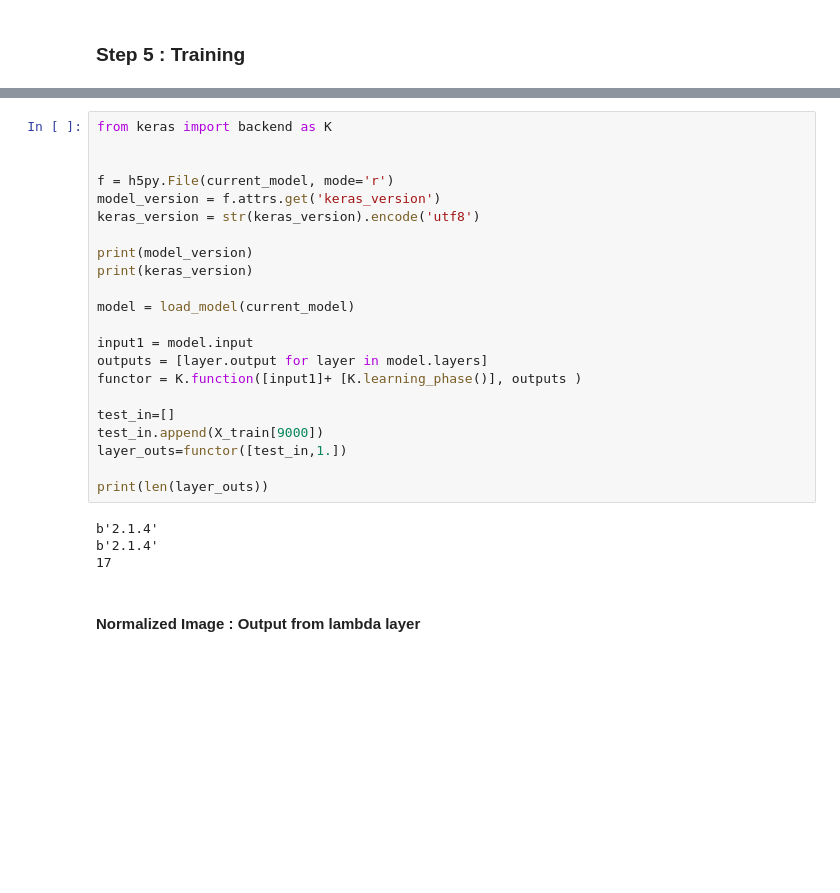
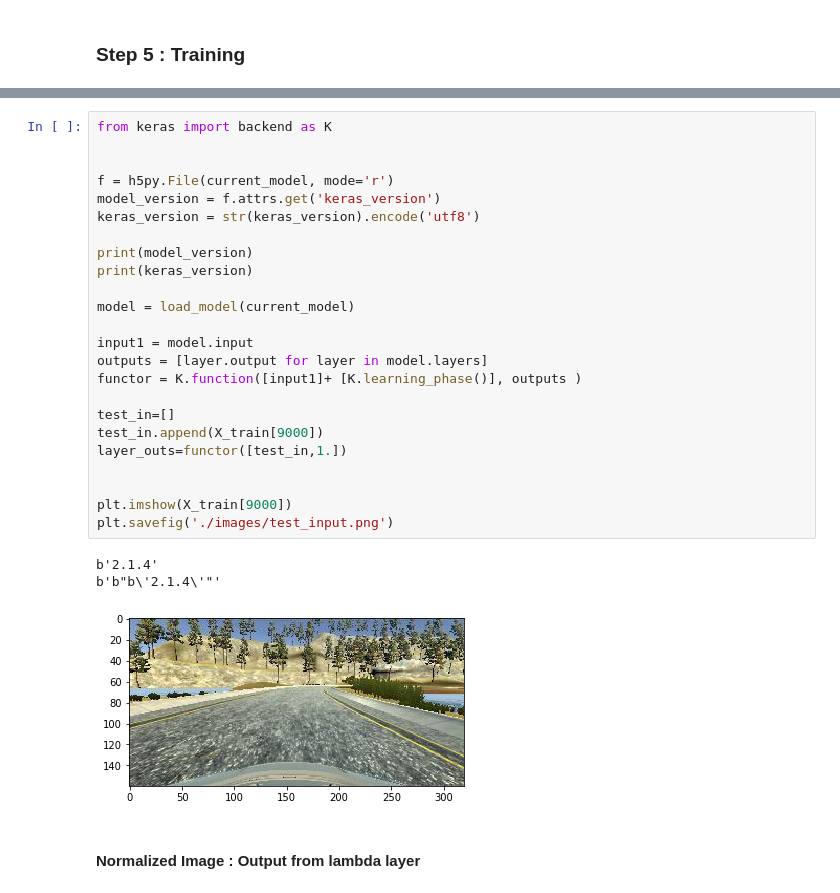
Before and after one commit to farid809/CarND-Behavioral-Cloning-P3, a Jupyter notebook: Explore.ipynb, the cells around one changed output, grey strips where cells are left out. Drawn from its saved outputs; the diff is of its cells as text; blank space fills up the shorter version.

Commit message:
Test CNN layer outputs

```diff
--- a/Explore.ipynb
+++ b/Explore.ipynb
@@ -525,29 +525,31 @@ dict_keys(['val_loss', 'loss'])
 # %%
 from keras import backend as K
 
 
 f = h5py.File(current_model, mode='r')
 model_version = f.attrs.get('keras_version')
 keras_version = str(keras_version).encode('utf8')
 
 print(model_version)
 print(keras_version)
 
 model = load_model(current_model)
 
 input1 = model.input
 outputs = [layer.output for layer in model.layers]
 functor = K.function([input1]+ [K.learning_phase()], outputs )
 
 test_in=[]
 test_in.append(X_train[9000])
 layer_outs=functor([test_in,1.])
 
-print(len(layer_outs))
+
+plt.imshow(X_train[9000])
+plt.savefig('./images/test_input.png')
 # %% [output]
 b'2.1.4'
-b'2.1.4'
-17
+b'b"b\'2.1.4\'"'
+[figure, added]
 # %% [markdown]
 #### Normalized Image : Output from lambda layer
 # %%
```
Also changed, not shown: parts of 3 cells of this notebook, 4 other files.
